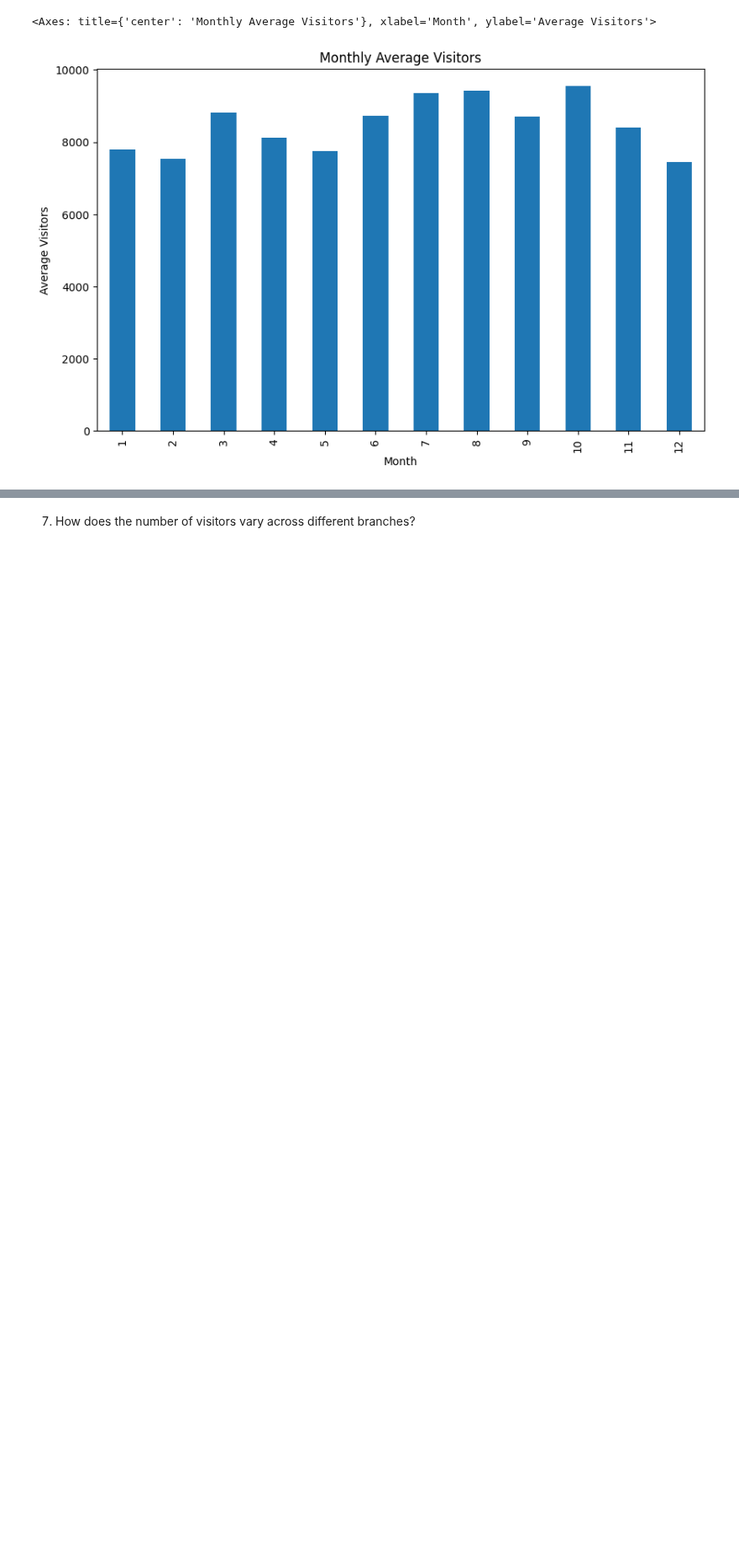
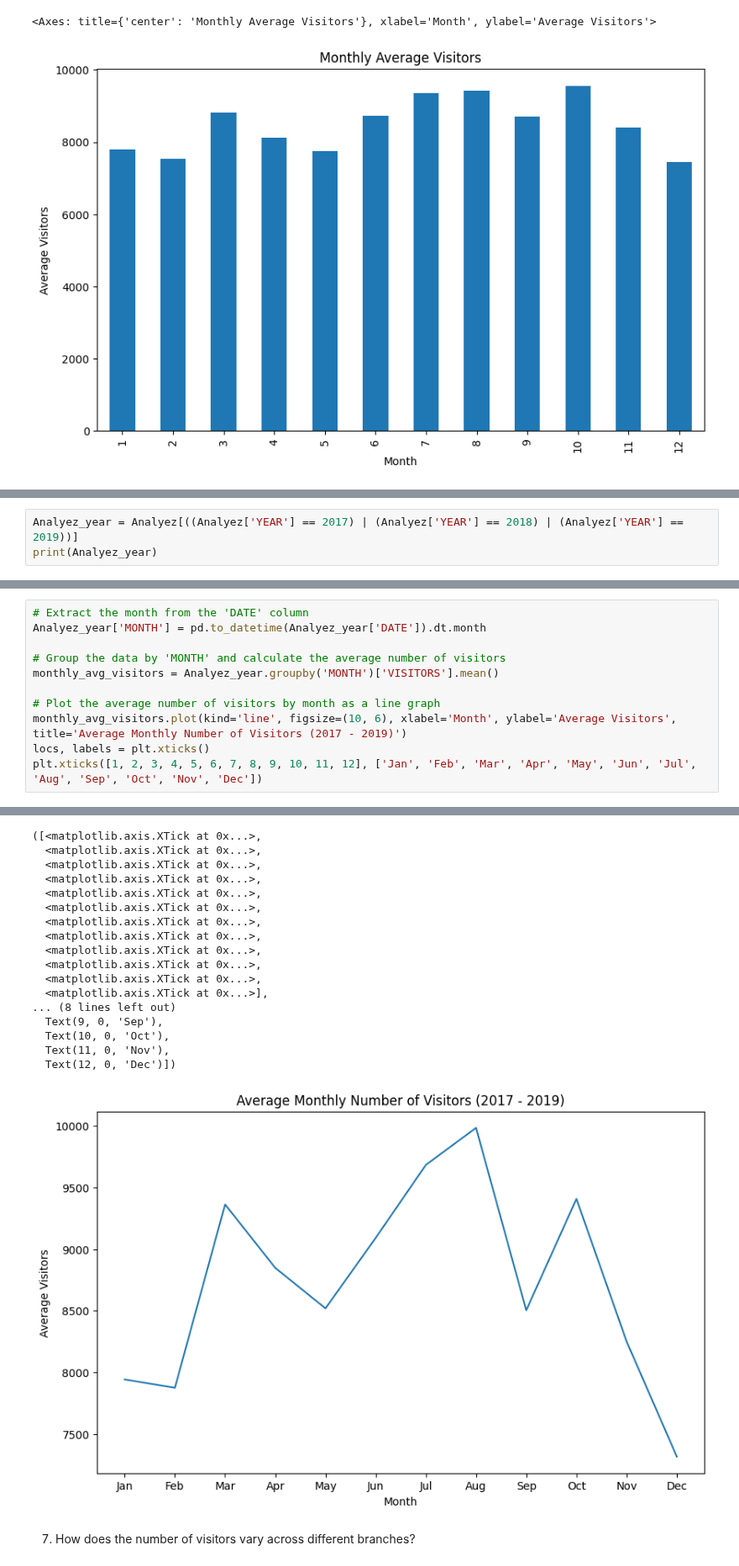
Before and after one commit to Rajvishah12/cpl_project, a Jupyter notebook: can-summer-2023/Analyze monthly patterns of visitors .ipynb, the cells around one changed output, grey strips where cells are left out. Shown at 84% size. Drawn from its saved outputs; the diff is of its cells as text; blank space fills up the shorter version.

```diff
--- a/can-summer-2023/Analyze monthly patterns of visitors .ipynb
+++ b/can-summer-2023/Analyze monthly patterns of visitors .ipynb
@@ -335,0 +370,3 @@ monthly_avg_visitors.plot(kind='bar', figsize=(10, 6), xlabel='Month', ylabel='A
+# %%
+Analyez_year = Analyez[((Analyez['YEAR'] == 2017) | (Analyez['YEAR'] == 2018) | (Analyez['YEAR'] == 2019))]
+print(Analyez_year)
@@ -335,0 +391,12 @@ monthly_avg_visitors.plot(kind='bar', figsize=(10, 6), xlabel='Month', ylabel='A
+# %%
+# Extract the month from the 'DATE' column
+Analyez_year['MONTH'] = pd.to_datetime(Analyez_year['DATE']).dt.month
+
+# Group the data by 'MONTH' and calculate the average number of visitors
+monthly_avg_visitors = Analyez_year.groupby('MONTH')['VISITORS'].mean()
+
+# Plot the average number of visitors by month as a line graph
+monthly_avg_visitors.plot(kind='line', figsize=(10, 6), xlabel='Month', ylabel='Average Visitors', title='Average Monthly Number of Visitors (2017 - 2019)')
+locs, labels = plt.xticks()
+plt.xticks([1, 2, 3, 4, 5, 6, 7, 8, 9, 10, 11, 12], ['Jan', 'Feb', 'Mar', 'Apr', 'May', 'Jun', 'Jul', 'Aug', 'Sep', 'Oct', 'Nov', 'Dec'])
+# %% [output]
@@ -336,3 +408,21 @@ monthly_avg_visitors.plot(kind='bar', figsize=(10, 6), xlabel='Month', ylabel='A
+([<matplotlib.axis.XTick at 0x...>,
+  <matplotlib.axis.XTick at 0x...>,
+  <matplotlib.axis.XTick at 0x...>,
+  <matplotlib.axis.XTick at 0x...>,
+  <matplotlib.axis.XTick at 0x...>,
+  <matplotlib.axis.XTick at 0x...>,
+  <matplotlib.axis.XTick at 0x...>,
+  <matplotlib.axis.XTick at 0x...>,
+  <matplotlib.axis.XTick at 0x...>,
+  <matplotlib.axis.XTick at 0x...>,
+  <matplotlib.axis.XTick at 0x...>,
+  <matplotlib.axis.XTick at 0x...>],
+... (8 lines left out)
+  Text(9, 0, 'Sep'),
+  Text(10, 0, 'Oct'),
+  Text(11, 0, 'Nov'),
+  Text(12, 0, 'Dec')])
+[figure, added]
 # %% [markdown]
 7. How does the number of visitors vary across different branches?
 # %%
```
Also changed, not shown: parts of 5 cells of this notebook.
